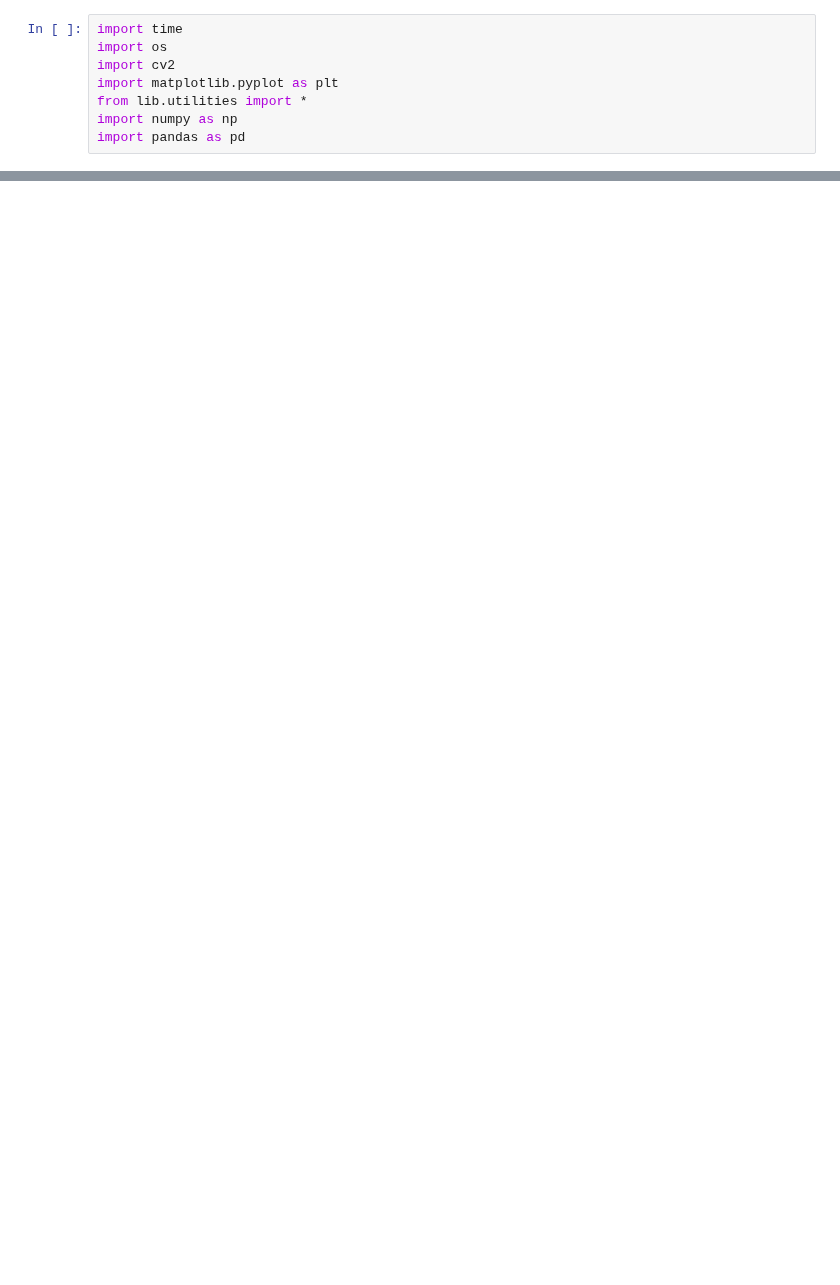
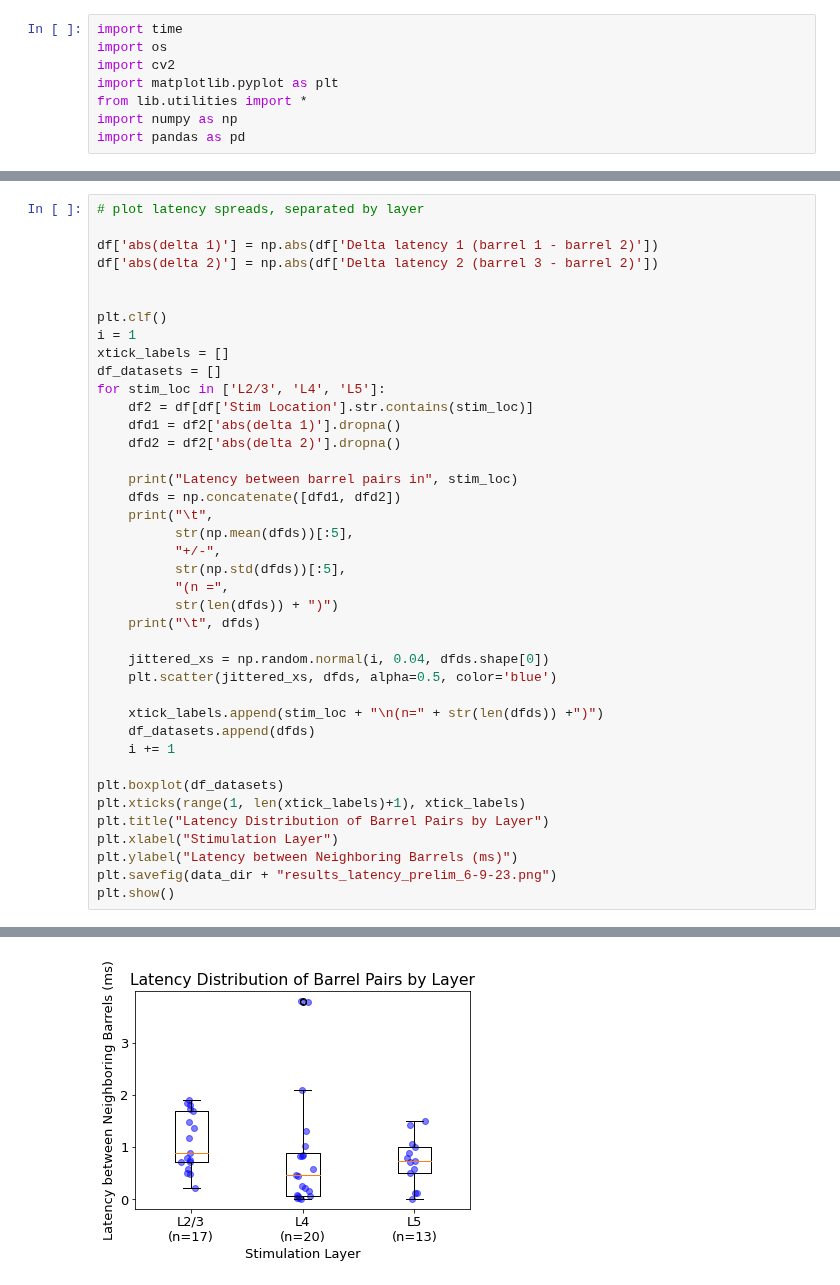
Before and after one commit to john-judge/TSM-to-ZDA, a Jupyter notebook: Figures_June2023.ipynb, the cells around one changed output, grey strips where cells are left out. Saved outputs shown, nothing was run; the diff lists cells and outputs as text; blank space fills up the shorter version.

```diff
--- a/Figures_June2023.ipynb
+++ b/Figures_June2023.ipynb
@@ -46,0 +102,41 @@ NameError: name 'stim_site' is not defined
+# %%
+# plot latency spreads, separated by layer
+
+df['abs(delta 1)'] = np.abs(df['Delta latency 1 (barrel 1 - barrel 2)'])
+df['abs(delta 2)'] = np.abs(df['Delta latency 2 (barrel 3 - barrel 2)'])
+
+
+plt.clf()
+i = 1
+xtick_labels = []
+df_datasets = []
+for stim_loc in ['L2/3', 'L4', 'L5']:
+    df2 = df[df['Stim Location'].str.contains(stim_loc)]
+    dfd1 = df2['abs(delta 1)'].dropna()
+    dfd2 = df2['abs(delta 2)'].dropna()
+
+    print("Latency between barrel pairs in", stim_loc)
+    dfds = np.concatenate([dfd1, dfd2])
+    print("\t",
+          str(np.mean(dfds))[:5],
+          "+/-",
+          str(np.std(dfds))[:5],
+          "(n =",
+          str(len(dfds)) + ")")
+    print("\t", dfds)
+
+    jittered_xs = np.random.normal(i, 0.04, dfds.shape[0])
+    plt.scatter(jittered_xs, dfds, alpha=0.5, color='blue')
+
+    xtick_labels.append(stim_loc + "\n(n=" + str(len(dfds)) +")")
+    df_datasets.append(dfds)
+    i += 1
+
+plt.boxplot(df_datasets)
+plt.xticks(range(1, len(xtick_labels)+1), xtick_labels)
+plt.title("Latency Distribution of Barrel Pairs by Layer")
+plt.xlabel("Stimulation Layer")
+plt.ylabel("Latency between Neighboring Barrels (ms)")
+plt.savefig(data_dir + "results_latency_prelim_6-9-23.png")
+plt.show()
+# %% [output]
@@ -46,0 +155 @@ NameError: name 'stim_site' is not defined
+[figure, added]
```
Also changed, not shown: parts of 6 cells of this notebook, 1 other file.
